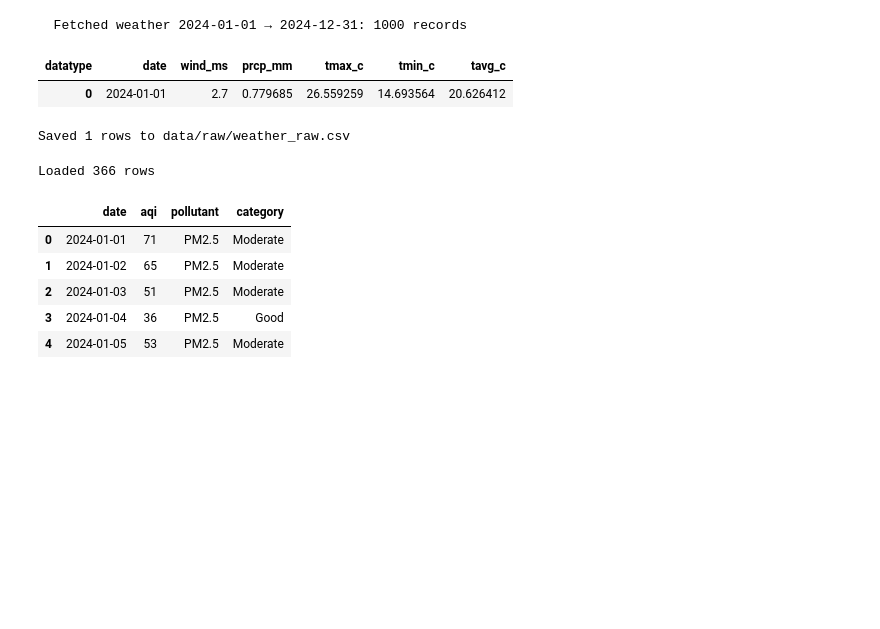
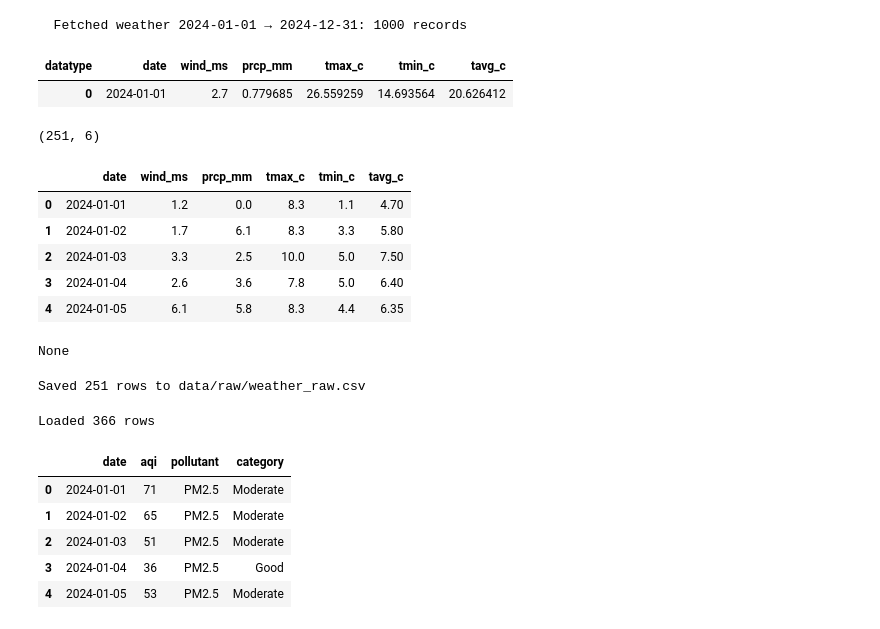
Before and after one commit to dripnooblovesyou/aqi-predictor, a Jupyter notebook: notebooks/01_data_collection.ipynb, the cells around one changed output. Saved outputs shown, nothing was run; the diff lists cells and outputs as text; code cells hidden in the pictures; blank space fills up the shorter version.

```diff
--- a/notebooks/01_data_collection.ipynb
+++ b/notebooks/01_data_collection.ipynb
@@ -73,11 +73,63 @@ weather_df.head(10)
   Fetched weather 2024-01-01 → 2024-12-31: 1000 records
 | datatype | date | wind_ms | prcp_mm | tmax_c | tmin_c | tavg_c |
 | 0 | 2024-01-01 | 2.7 | 0.779685 | 26.559259 | 14.693564 | 20.626412 |
+# %%
+import requests
+import pandas as pd
+import os
+
+# Seattle-Tacoma International Airport — reliable GHCND station
+STATION_ID = "GHCND:USW00024233"
+
+params = {
+    "datasetid": "GHCND",
+    "stationid": STATION_ID,
+    "datatypeid": "TMAX,TMIN,PRCP,AWND",
+    "startdate": "2024-01-01",
+    "enddate": "2024-12-31",
+    "limit": 1000,
+    "units": "metric",
+}
+resp = requests.get(
+    "https://www.ncei.noaa.gov/cdo-web/api/v2/data",
+    params=params,
+    headers={"token": os.getenv("NOAA_API_KEY")},
+)
+raw = resp.json()["results"]
+df_long = pd.DataFrame(raw)
+df_long = df_long[df_long['station'] == STATION_ID]
+df_long["date"] = pd.to_datetime(df_long["date"]).dt.normalize()
+
+weather_df = df_long.pivot_table(
+    index="date", columns="datatype", values="value", aggfunc="first"
+).reset_index()
+
+weather_df.columns.name = None
+weather_df = weather_df.rename(columns={
+    "TMAX": "tmax_c", "TMIN": "tmin_c",
+    "PRCP": "prcp_mm", "AWND": "wind_ms"
+})
+weather_df["tavg_c"] = (weather_df["tmax_c"] + weather_df["tmin_c"]) / 2
+
+print(weather_df.shape)
+weather_df.head()
+# %% [output]
+(251, 6)
+|  | date | wind_ms | prcp_mm | tmax_c | tmin_c | tavg_c |
+| 0 | 2024-01-01 | 1.2 | 0.0 | 8.3 | 1.1 | 4.70 |
+| 1 | 2024-01-02 | 1.7 | 6.1 | 8.3 | 3.3 | 5.80 |
+| 2 | 2024-01-03 | 3.3 | 2.5 | 10.0 | 5.0 | 7.50 |
+| 3 | 2024-01-04 | 2.6 | 3.6 | 7.8 | 5.0 | 6.40 |
+| 4 | 2024-01-05 | 6.1 | 5.8 | 8.3 | 4.4 | 6.35 |
+# %%
+print(station_id)
+# %% [output]
+None
 # %%
 weather_df.to_csv('../data/raw/weather_raw.csv', index=False)
 print(f'Saved {len(weather_df)} rows to data/raw/weather_raw.csv')
 # %% [output]
-Saved 1 rows to data/raw/weather_raw.csv
+Saved 251 rows to data/raw/weather_raw.csv
 # %%
 aqi_df = pd.read_csv('../data/raw/aqi_raw.csv', parse_dates=['date'])
 print(f'Loaded {len(aqi_df)} rows')
```
Also changed, not shown: parts of 1 cell of this notebook, 2 other files.
